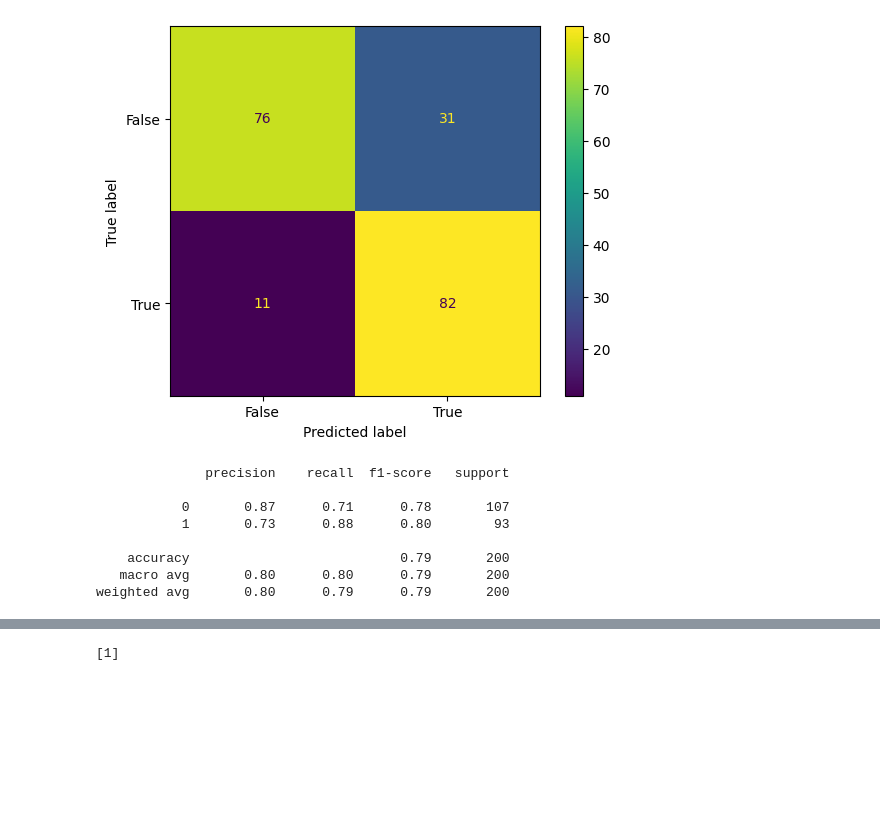
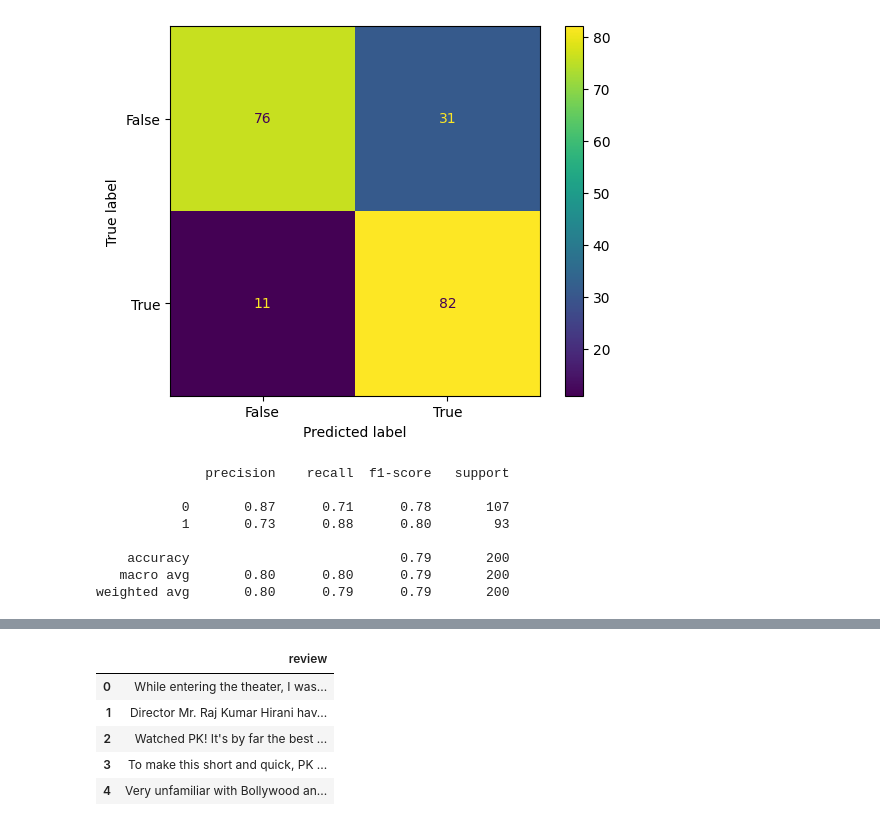
Before and after one commit to tushar9085/SentimentFlix, a Jupyter notebook: NLTK/Practice/practice.ipynb, the cells around one changed output, grey strips where cells are left out. Cells and saved outputs as stored; diff of their text form; code cells hidden in the pictures; blank space fills up the shorter version.

```diff
--- a/NLTK/Practice/practice.ipynb
+++ b/NLTK/Practice/practice.ipynb
@@ -383,6 +360,25 @@ string_vector = loaded_tfidf.transform(string_array)
-# %%
-predicted = loaded_model.predict(string_vector)
-
-print(predicted)
-# %% [output]
-[1]
+# %%
+import requests
+from bs4 import BeautifulSoup
+import pandas as pd
+
+url = 'https://www.imdb.com/title/tt2338151/reviews/?ref_=tt_ov_rt'
+
+response = requests.get(url)
+soup = BeautifulSoup(response.content, 'html.parser')
+reviews = soup.find_all('div', {'class': 'text show-more__control'})
+review_texts = []
+for review in reviews:
+     review_text = review.text.strip()
+     review_texts.append(review_text)
+
+df3 = pd.DataFrame({'review': review_texts})
+
+df3.head()
+# %% [output]
+|  | review |
+| 0 | While entering the theater, I was... |
+| 1 | Director Mr. Raj Kumar Hirani hav... |
+| 2 | Watched PK! It's by far the best ... |
+| 3 | To make this short and quick, PK ... |
+| 4 | Very unfamiliar with Bollywood an... |
```
Also changed, not shown: parts of 15 cells of this notebook, 3 other files.
